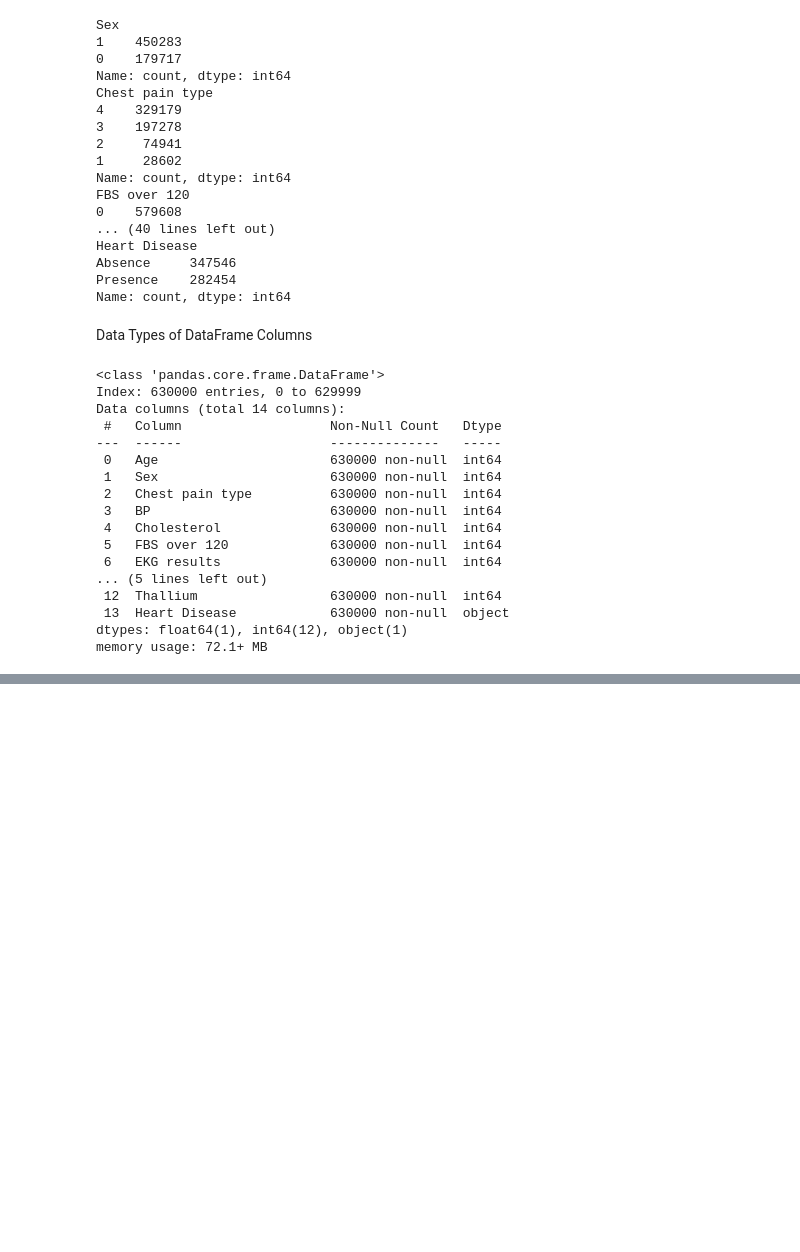
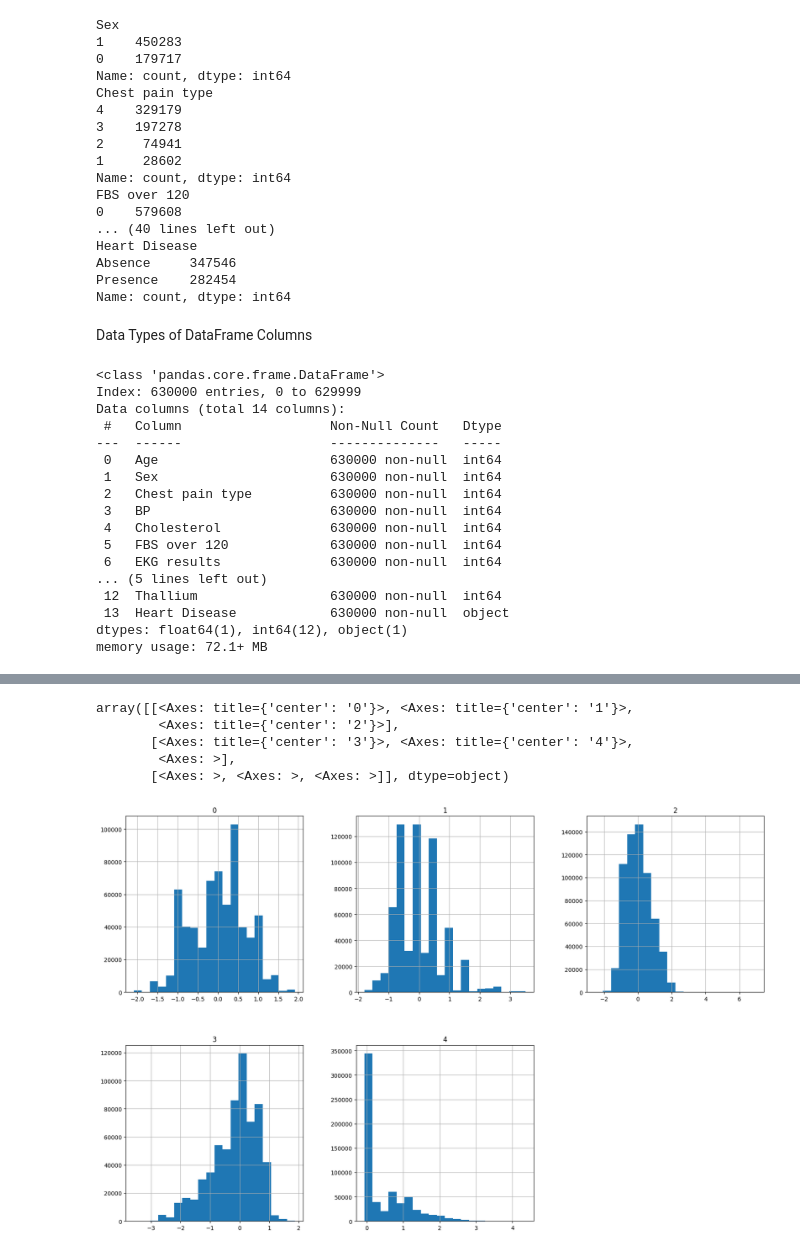
Before and after one commit to JaysonPra/Heart-Disease-Kaggle-Competition, a Jupyter notebook: notebooks/data_exploration.ipynb, the cells around one changed output, grey strips where cells are left out. Saved outputs shown, nothing was run; the diff lists cells and outputs as text; code cells hidden in the pictures; blank space fills up the shorter version.

```diff
--- a/notebooks/data_exploration.ipynb
+++ b/notebooks/data_exploration.ipynb
@@ -124,0 +159,19 @@ plt.show()
+# %%
+from sklearn.preprocessing import StandardScaler
+
+standard_scaler = RobustScaler()
+standard_scaled_data = standard_scaler.fit_transform(numerical_df)
+
+standard_scaled_df = pd.DataFrame(standard_scaled_data)
+standard_scaled_df.hist(
+    figsize=(20, 20),
+    layout=(3,3),
+    bins=20
+)
+# %% [output]
+array([[<Axes: title={'center': '0'}>, <Axes: title={'center': '1'}>,
+        <Axes: title={'center': '2'}>],
+       [<Axes: title={'center': '3'}>, <Axes: title={'center': '4'}>,
+        <Axes: >],
+       [<Axes: >, <Axes: >, <Axes: >]], dtype=object)
+[figure, added]
```
Also changed, not shown: parts of 10 cells of this notebook.
